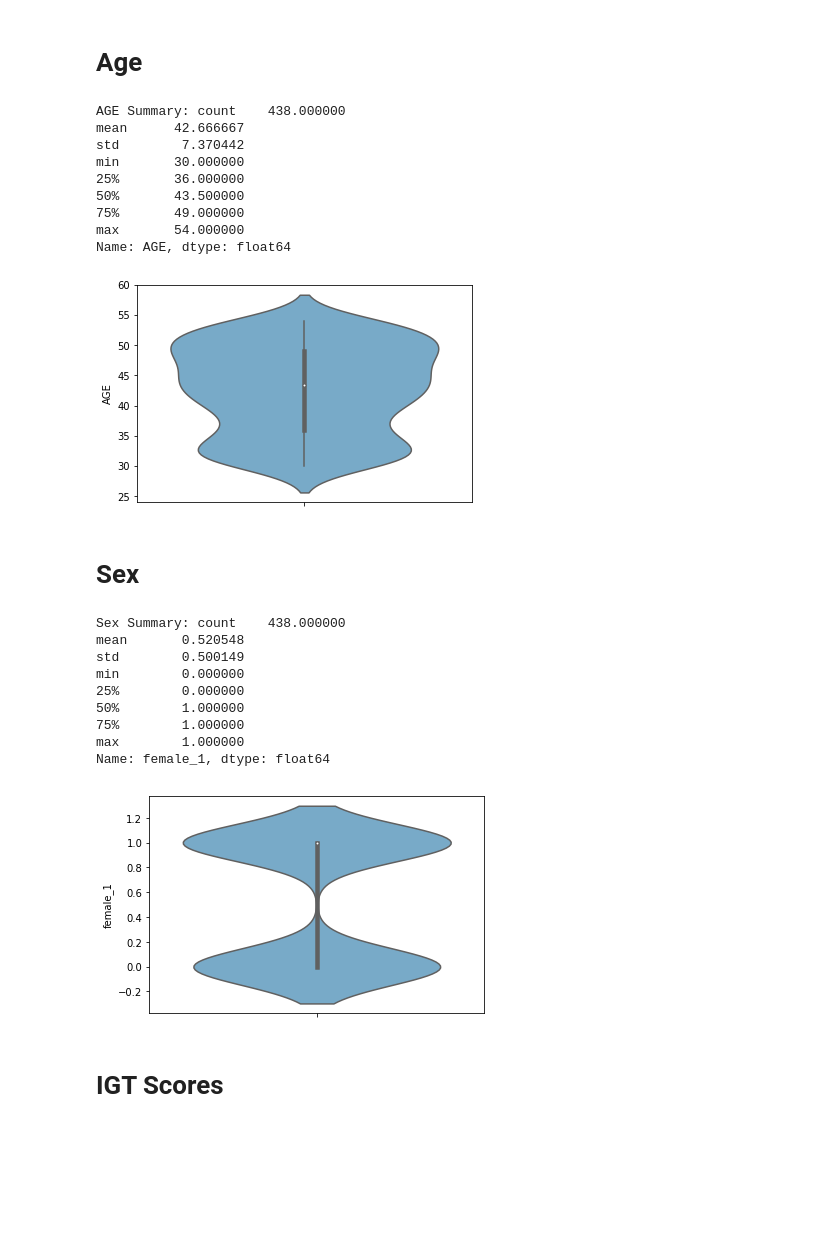
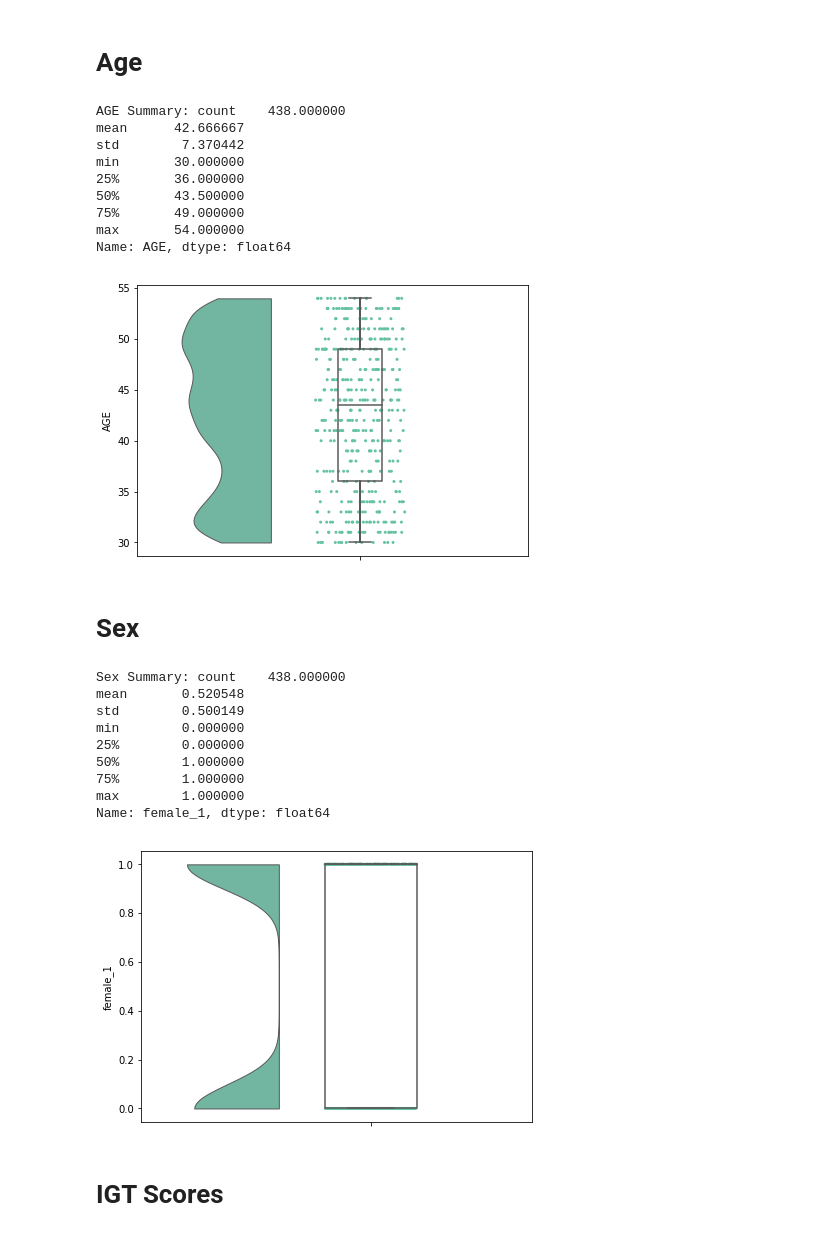
Before and after one commit to cbanuelos/DRD2_Abnormal_Learning, a Jupyter notebook: DataAnalysis.ipynb, the cells around one changed output. Drawn from its saved outputs; the diff is of its cells as text; code cells hidden in the pictures; blank space fills up the shorter version.

Commit message:
Updated regression and figures

```diff
--- a/DataAnalysis.ipynb
+++ b/DataAnalysis.ipynb
@@ -69,4 +66,5 @@ chart_studio.plotly module instead.
 Demographic summary
 # %%
 data = pd.read_csv('DRD2_subset_data.csv', delimiter=',')
-data = data.dropna(subset=['P','Q','VS','DRD2'])
+data = data.dropna(subset=['P','Q','VS','DRD2', 'AGE', 'female_1'])
+data
@@ -75,24 +92,26 @@ data = data.dropna(subset=['P','Q','VS','DRD2'])
 # %%
 age_summary = data.AGE.describe()
 print('AGE Summary:', age_summary)
-AGE_violin = sb.violinplot(y='AGE', data=data, palette='Blues')
+#AGE_violin = sb.violinplot(y='AGE', data=data, palette='Blues')
+AGE_raincloud = pt.RainCloud(y='AGE', data=data, width_viol=.4, width_box=.1, figsize=(7,5))
 # %% [output]
 AGE Summary: count    438.000000
 mean      42.666667
 std        7.370442
 min       30.000000
 25%       36.000000
 50%       43.500000
 75%       49.000000
 max       54.000000
 Name: AGE, dtype: float64
-[figure, old version]
+[figure, new version]
 # %% [markdown]
 # Sex
 # %%
 sex_summary = data.female_1.describe()
 print('Sex Summary:', sex_summary)
-SEX_violin = sb.violinplot(y='female_1', data=data, palette='Blues')
+#SEX_violin = sb.violinplot(y='female_1', data=data, palette='Blues')
+SEX_raincloud = pt.RainCloud(y='female_1', data=data, width_viol=.4, width_box=.2, figsize=(7,5))
 # %% [output]
 Sex Summary: count    438.000000
 mean       0.520548
@@ -103,7 +122,7 @@ min        0.000000
 75%        1.000000
 max        1.000000
 Name: female_1, dtype: float64
-[figure, old version]
+[figure, new version]
 # %% [markdown]
 # IGT Scores
 # %%
```
Also changed, not shown: parts of 25 cells of this notebook.
